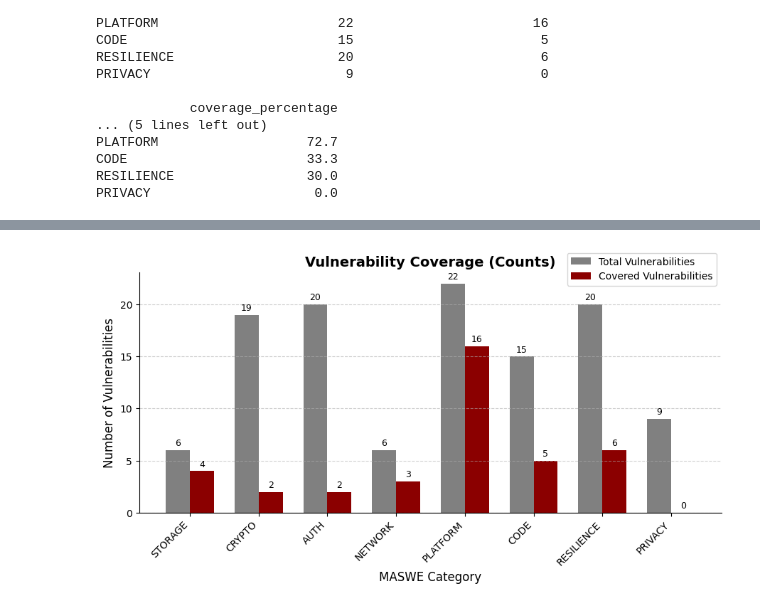
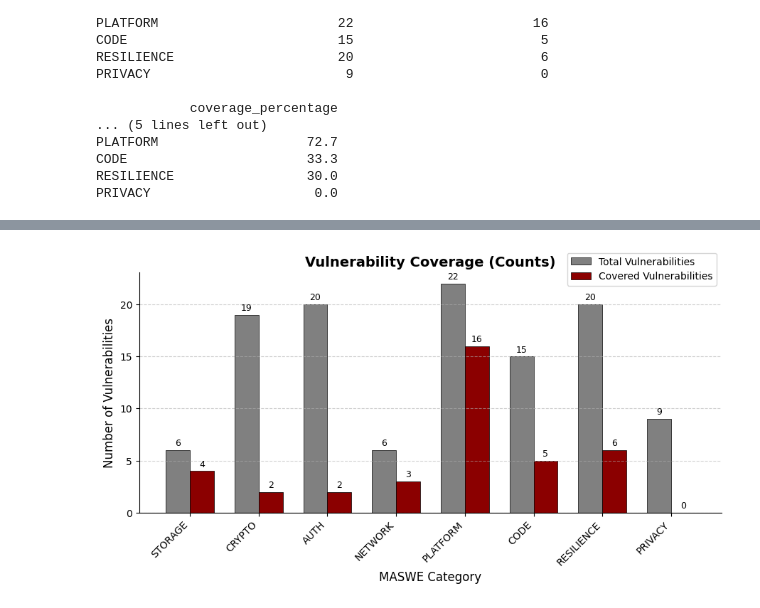
Before and after one commit to domi-cmd/Reference_Application_for_OWASP_MASTG, a Jupyter notebook: dev_documents/seminar_thesis/reference_apps/data_manipulation/app_vulnerability_coverage.ipynb, the cells around one changed output, grey strips where cells are left out. Saved outputs shown, nothing was run; the diff lists cells and outputs as text; code cells hidden in the pictures.

Commit message:
Added third plot, displaying top 10 frequently covered vulnerabilities. made minor adjustments to the other plots

```diff
--- a/dev_documents/seminar_thesis/reference_apps/data_manipulation/app_vulnerability_coverage.ipynb
+++ b/dev_documents/seminar_thesis/reference_apps/data_manipulation/app_vulnerability_coverage.ipynb
@@ -225,34 +283,36 @@ width = 0.35  # width of each bar
 fig, ax = plt.subplots(figsize=(9, 5))
 
 # Plot both total and covered bars
-bars1 = ax.bar(x - width/2, total, width, label="Total Vulnerabilities", color="gray")
-bars2 = ax.bar(x + width/2, covered, width, label="Covered Vulnerabilities", color="darkred")
+bars1 = ax.bar(x - width/2, total, width, label="Total Vulnerabilities", color="gray",
+               edgecolor="black", linewidth=0.5)
+bars2 = ax.bar(x + width/2, covered, width, label="Covered Vulnerabilities", color="darkred",
+               edgecolor="black", linewidth=0.5)
 
 # Customize plot
 ax.set_title("Vulnerability Coverage (Counts)", fontsize=14, weight='bold')
 ax.set_xlabel("MASWE Category", fontsize=12)
 ax.set_ylabel("Number of Vulnerabilities", fontsize=12)
 ax.set_xticks(x)
 ax.set_xticklabels(categories, rotation=45, ha="right")
 ax.legend(
     loc="upper right",          # position relative to the Axes
     bbox_to_anchor=(1, 1.1),  # (x, y) — 1.15 moves it a bit above the top
     frameon=True                # optional: remove box background
 )
 ax.grid(axis="y", linestyle="--", alpha=0.6)
 ax.spines[["top", "right"]].set_visible(False)
 
 # Annotate bars with values
 for bars in [bars1, bars2]:
     for bar in bars:
         height = bar.get_height()
         ax.text(bar.get_x() + bar.get_width()/2, height + 0.2,
                 f"{int(height)}", ha="center", va="bottom", fontsize=9)
 
 plt.tight_layout()
 plt.show()
 
 # Save the figure
 fig.savefig("../plots/vulnerability_coverage_counts", dpi=300, bbox_inches="tight")
 # %% [output]
-[figure, old version]
+[figure, new version]
```
Also changed, not shown: parts of 2 cells of this notebook, 3 other files.
